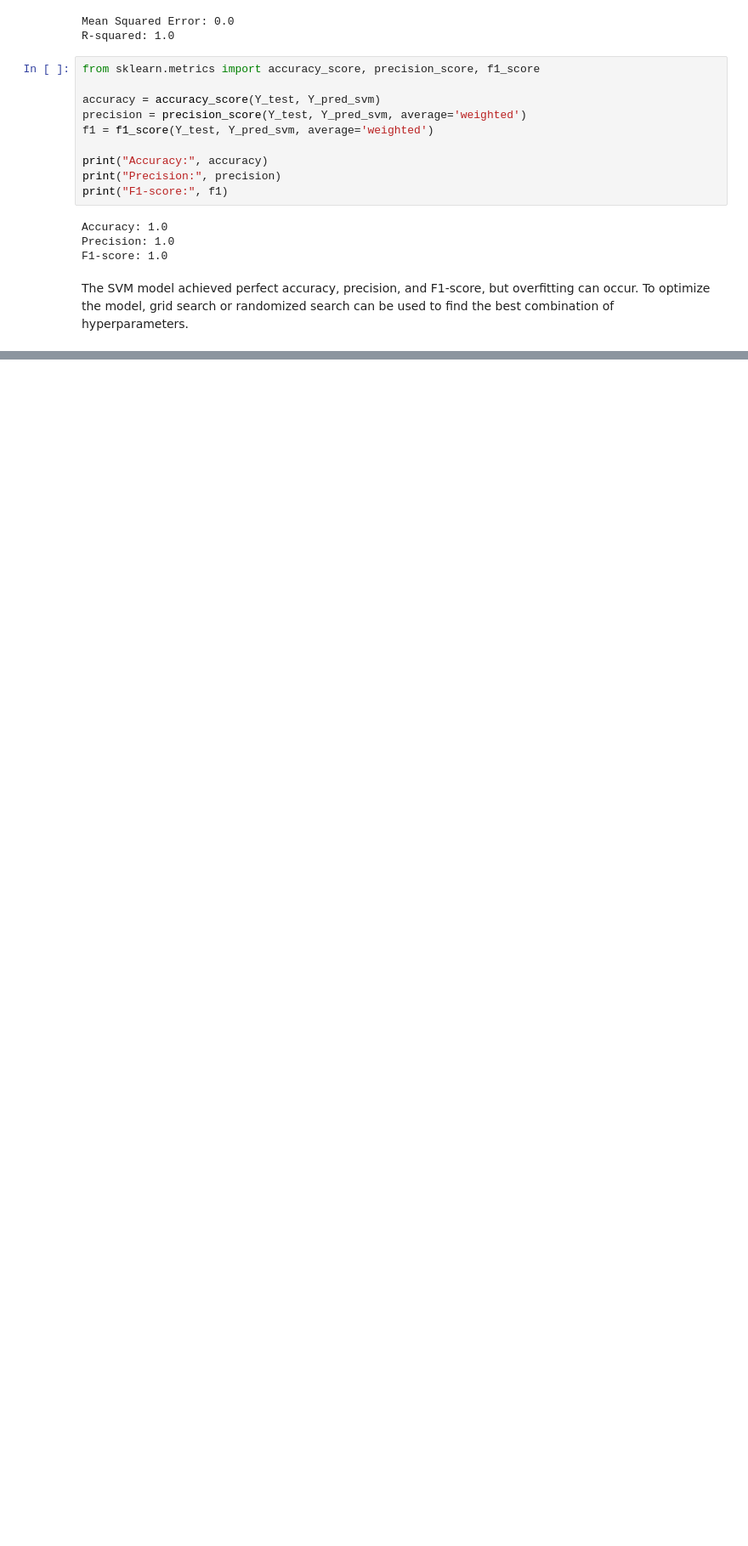
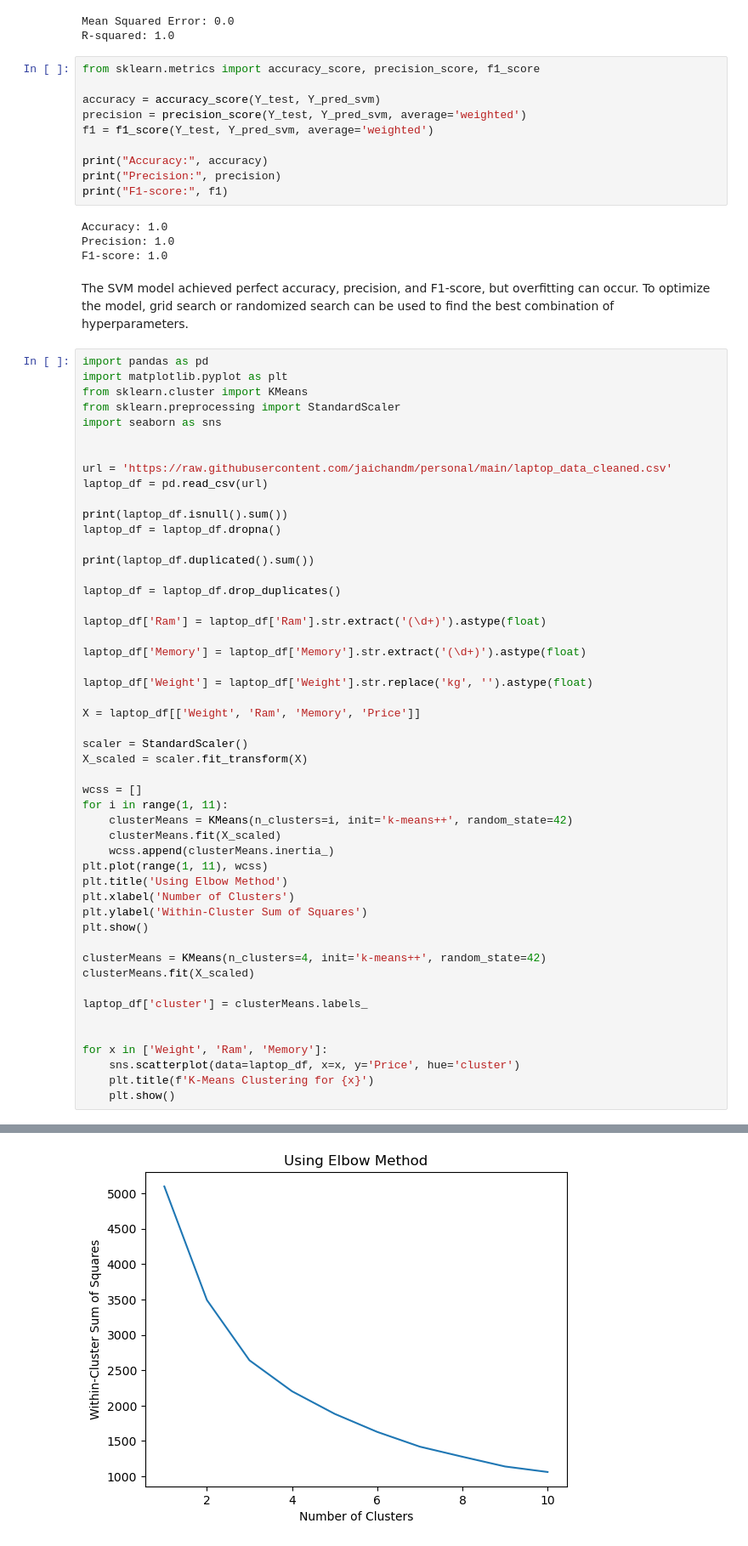
Before and after one commit to jaichandm/project-s23-machine-learning, a Jupyter notebook: classification.ipynb, the cells around one changed output, grey strips where cells are left out. Shown: that part at 85% size. Saved outputs shown, nothing was run; the diff lists cells and outputs as text; blank space fills up the shorter version.

Commit message:
k-means cluster update

```diff
--- a/classification.ipynb
+++ b/classification.ipynb
@@ -101,3 +104,54 @@ Precision: 1.0
 F1-score: 1.0
 # %% [markdown]
 The SVM model achieved perfect accuracy, precision, and F1-score, but overfitting can occur. To optimize the model, grid search or randomized search can be used to find the best combination of hyperparameters.
+# %%
+import pandas as pd
+import matplotlib.pyplot as plt
+from sklearn.cluster import KMeans
+from sklearn.preprocessing import StandardScaler
+import seaborn as sns
+
+
+url = 'https://raw.githubusercontent.com/jaichandm/personal/main/laptop_data_cleaned.csv'
+laptop_df = pd.read_csv(url)
+
+print(laptop_df.isnull().sum())
+laptop_df = laptop_df.dropna()
+
+print(laptop_df.duplicated().sum())
+
+laptop_df = laptop_df.drop_duplicates()
+
+laptop_df['Ram'] = laptop_df['Ram'].str.extract('(\d+)').astype(float)
+
+laptop_df['Memory'] = laptop_df['Memory'].str.extract('(\d+)').astype(float)
+
+laptop_df['Weight'] = laptop_df['Weight'].str.replace('kg', '').astype(float)
+
+X = laptop_df[['Weight', 'Ram', 'Memory', 'Price']]
+
+scaler = StandardScaler()
+X_scaled = scaler.fit_transform(X)
+
+wcss = []
+for i in range(1, 11):
+    clusterMeans = KMeans(n_clusters=i, init='k-means++', random_state=42)
+    clusterMeans.fit(X_scaled)
+    wcss.append(clusterMeans.inertia_)
+plt.plot(range(1, 11), wcss)
+plt.title('Using Elbow Method')
+plt.xlabel('Number of Clusters')
+plt.ylabel('Within-Cluster Sum of Squares')
+plt.show()
+
+clusterMeans = KMeans(n_clusters=4, init='k-means++', random_state=42)
+clusterMeans.fit(X_scaled)
+
+laptop_df['cluster'] = clusterMeans.labels_
+
+
+for x in ['Weight', 'Ram', 'Memory']:
+    sns.scatterplot(data=laptop_df, x=x, y='Price', hue='cluster')
+    plt.title(f'K-Means Clustering for {x}')
+    plt.show()
+# %% [output]
@@ -103,0 +171 @@ The SVM model achieved perfect accuracy, precision, and F1-score, but overfittin
+[figure, added]
```
Also changed, not shown: parts of 2 cells of this notebook.
